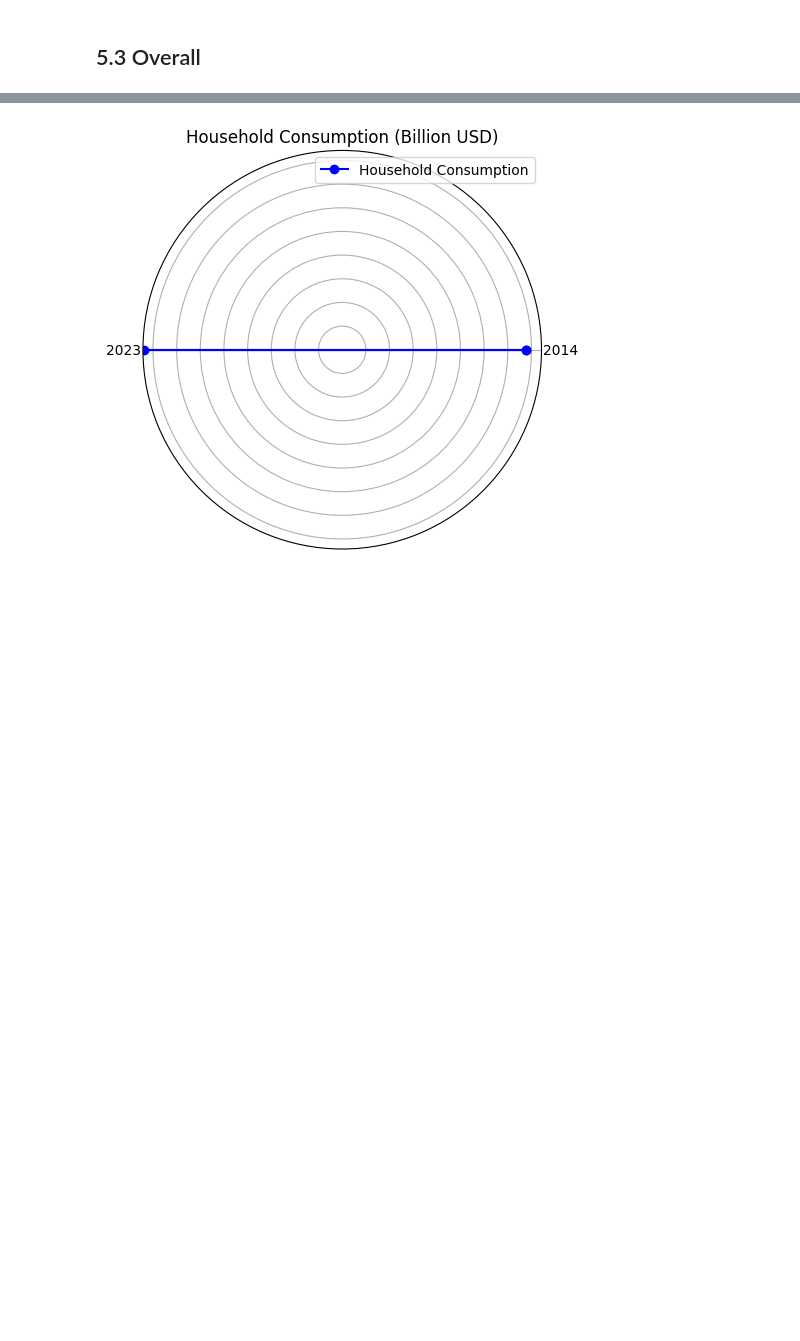
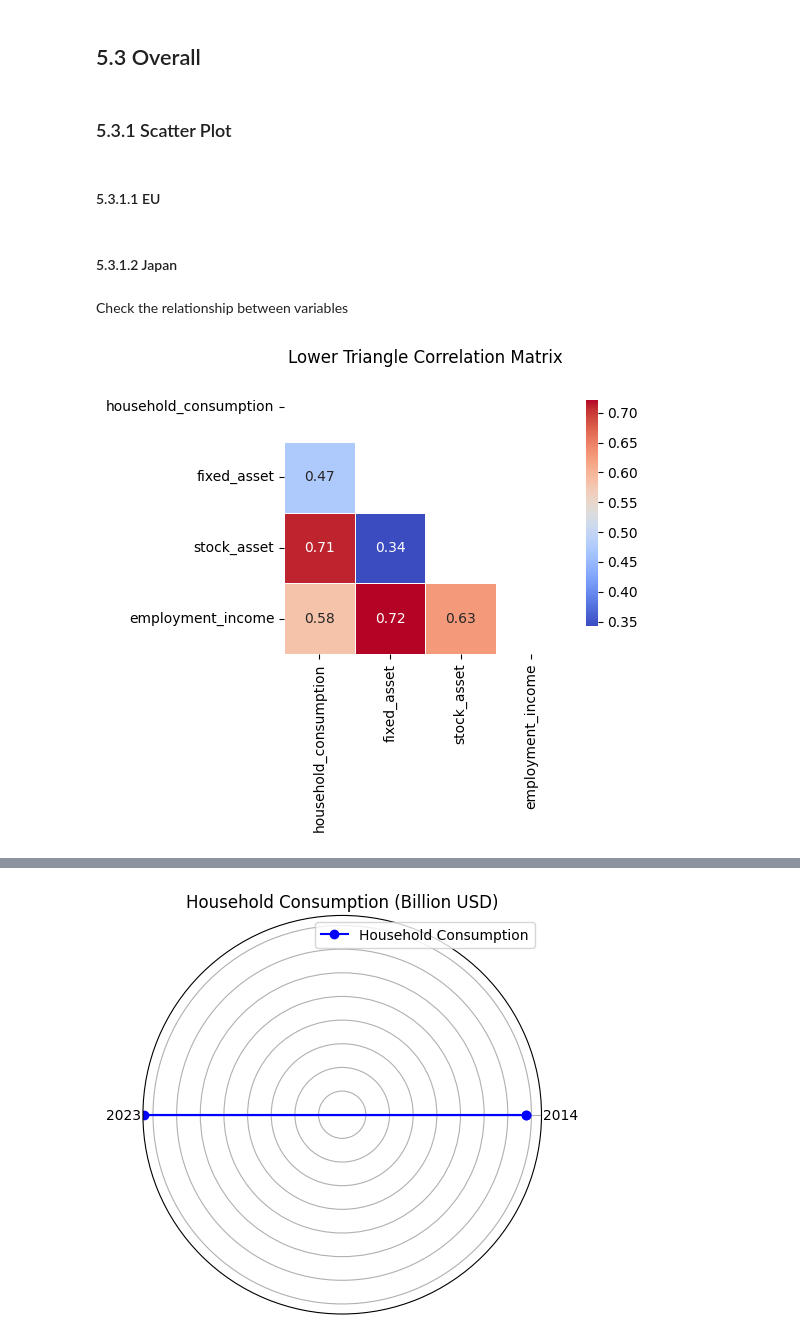
Before and after one commit to Graspp-25-Spring/graspp-25S-Wealth-Consumption, a Jupyter notebook: notebooks/milestone_1_update.ipynb, the cells around one changed output, grey strips where cells are left out. Saved outputs shown, nothing was run; the diff lists cells and outputs as text; code cells hidden in the pictures; blank space fills up the shorter version.

```diff
--- a/notebooks/milestone_1_update.ipynb
+++ b/notebooks/milestone_1_update.ipynb
@@ -806,3 +822,45 @@ Failed (Not Normal):
    logdiff_employment_income: W = 0.9009, p-value = 0.0103
 # %% [markdown]
 ## 5.3 Overall
+# %% [markdown]
+### 5.3.1 Scatter Plot
+# %% [markdown]
+#### 5.3.1.1 EU
+# %% [markdown]
+#### 5.3.1.2 Japan
+# %% [markdown]
+Check the relationship between variables
+# %%
+import numpy as np
+import seaborn as sns
+import matplotlib.pyplot as plt
+
+# import data
+merged_path = "data/clean/japan/merged_macro_data.csv"
+merged_data = pd.read_csv(merged_path)
+
+# Select the four macroeconomic variables
+value_columns = ['household_consumption', 'fixed_asset', 'stock_asset', 'employment_income']
+data_for_corr = merged_data[value_columns]
+
+# Compute correlation matrix
+corr_matrix = data_for_corr.corr()
+
+# Create a mask for the upper triangle
+mask = np.triu(np.ones_like(corr_matrix, dtype=bool))
+
+# Plot the heatmap with mask
+plt.figure(figsize=(6, 5))
+sns.heatmap(corr_matrix,
+            mask=mask,
+            annot=True,
+            fmt=".2f",
+            cmap="coolwarm",
+            square=True,
+            linewidths=0.5,
+            cbar_kws={"shrink": 0.8})
+plt.title("Lower Triangle Correlation Matrix")
+plt.tight_layout()
+plt.show()
+# %% [output]
+[figure, added]
```
Also changed, not shown: parts of 20 cells of this notebook, 4 other files.
